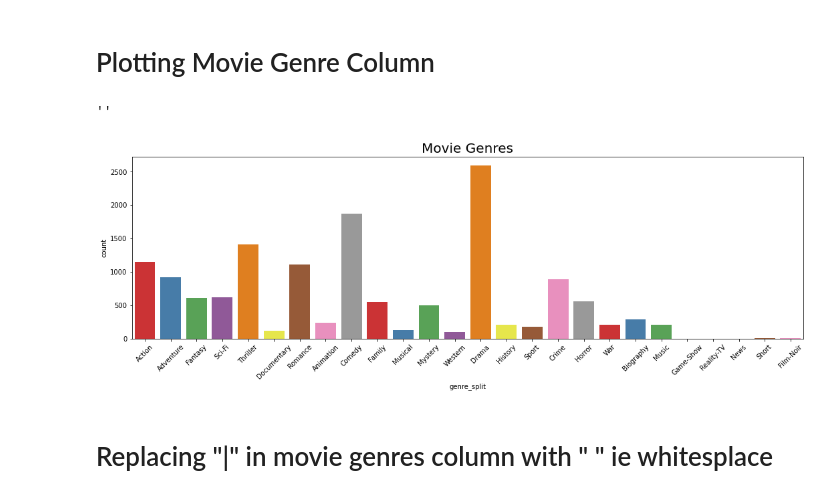
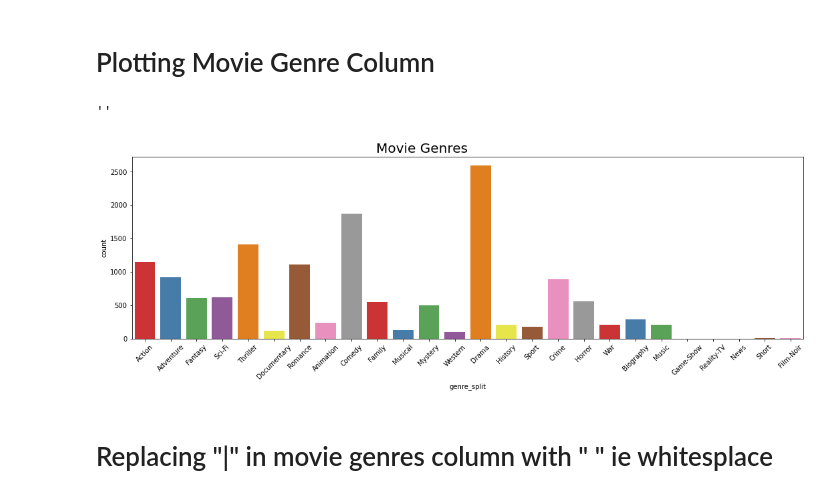
Before and after one commit to code-JOA/Movie-Reviews-Sentiment-Analysis, a Jupyter notebook: 01.Preprocessing.ipynb, the cells around one changed output. Cells and saved outputs as stored; diff of their text form; code cells hidden in the pictures.

```diff
--- a/01.Preprocessing.ipynb
+++ b/01.Preprocessing.ipynb
@@ -186,15 +186,15 @@ Index(['director_name', 'actor_1_name', 'actor_2_name', 'actor_3_name',
 # %%
 plt.figure(figsize=(18,5))
 chart = sns.countplot(data = df_split_genre,
                      x = "genre_split",
                      palette="Set1")
 
 chart.set_xticklabels(chart.get_xticklabels(), rotation=45)
-plt.title("Movie Genres" , fontsize = 20)
+plt.title("Movie Genres" , fontsize = 20 , horizontalalignment="right")
 ;
 # %% [output]
 ''
-[figure, old version]
+[figure, new version]
 # %% [markdown]
 # Replacing "|" in movie genres column with " " ie whitesplace
 # %%
```
Also changed, not shown: 1 other file.
